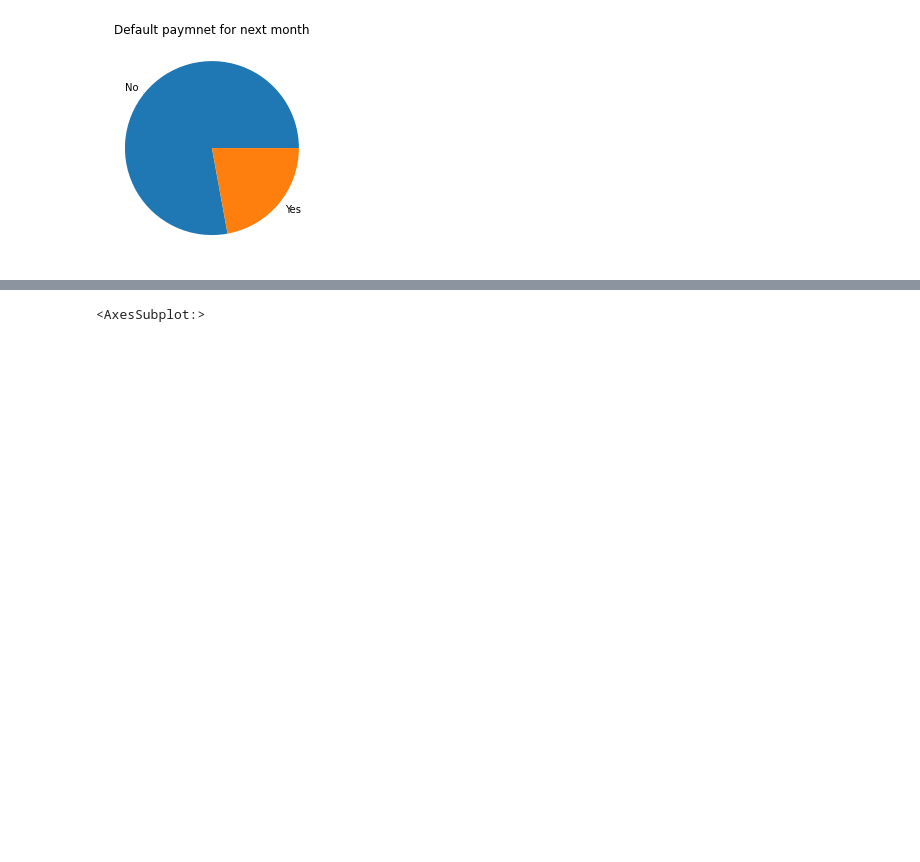
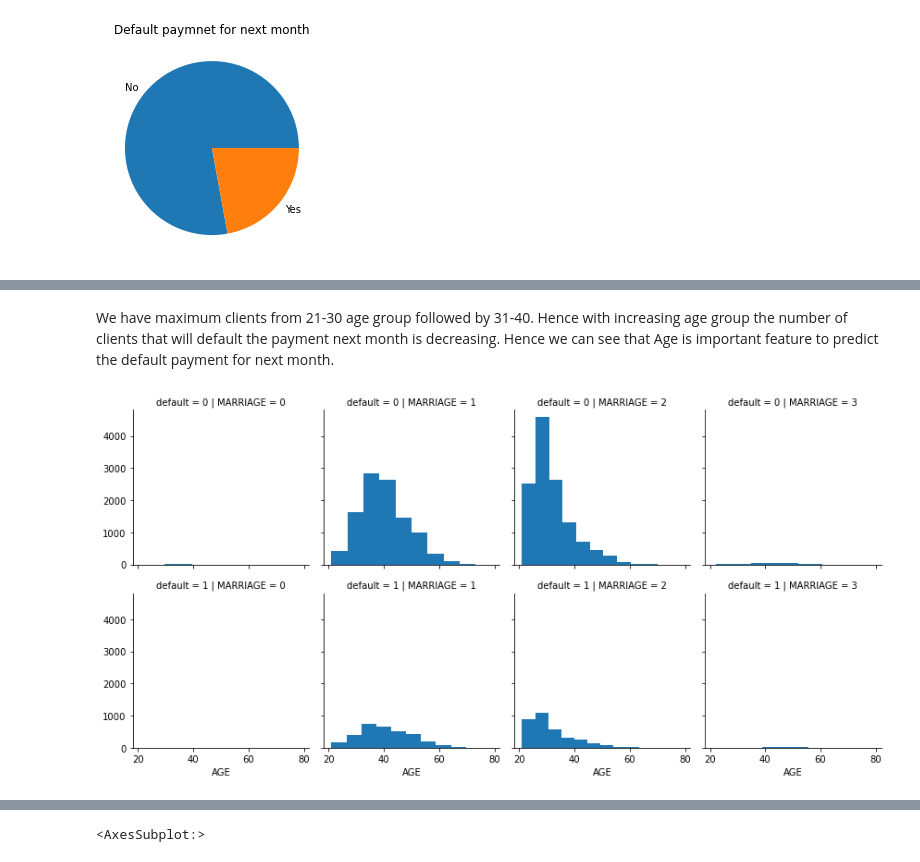
Before and after one commit to Somesh140/ML_Credit_card_default_predictions, a Jupyter notebook: Notebook/EDA-1.ipynb, the cells around one changed output, grey strips where cells are left out. Cells and saved outputs as stored; diff of their text form; code cells hidden in the pictures; blank space fills up the shorter version.

```diff
--- a/Notebook/EDA-1.ipynb
+++ b/Notebook/EDA-1.ipynb
@@ -131,0 +174,8 @@ Name: default, dtype: float64
+# %% [markdown]
+We have maximum clients from 21-30 age group followed by 31-40. Hence with increasing age group the number of clients that will default the payment next month is decreasing. Hence we can see that Age is important feature to predict the default payment for next month.
+# %%
+g = sns.FacetGrid(cred_df, row='default', col='MARRIAGE')
+g = g.map(plt.hist, 'AGE')
+plt.show()
+# %% [output]
+[figure, added]
```
Also changed, not shown: parts of 9 cells of this notebook.
